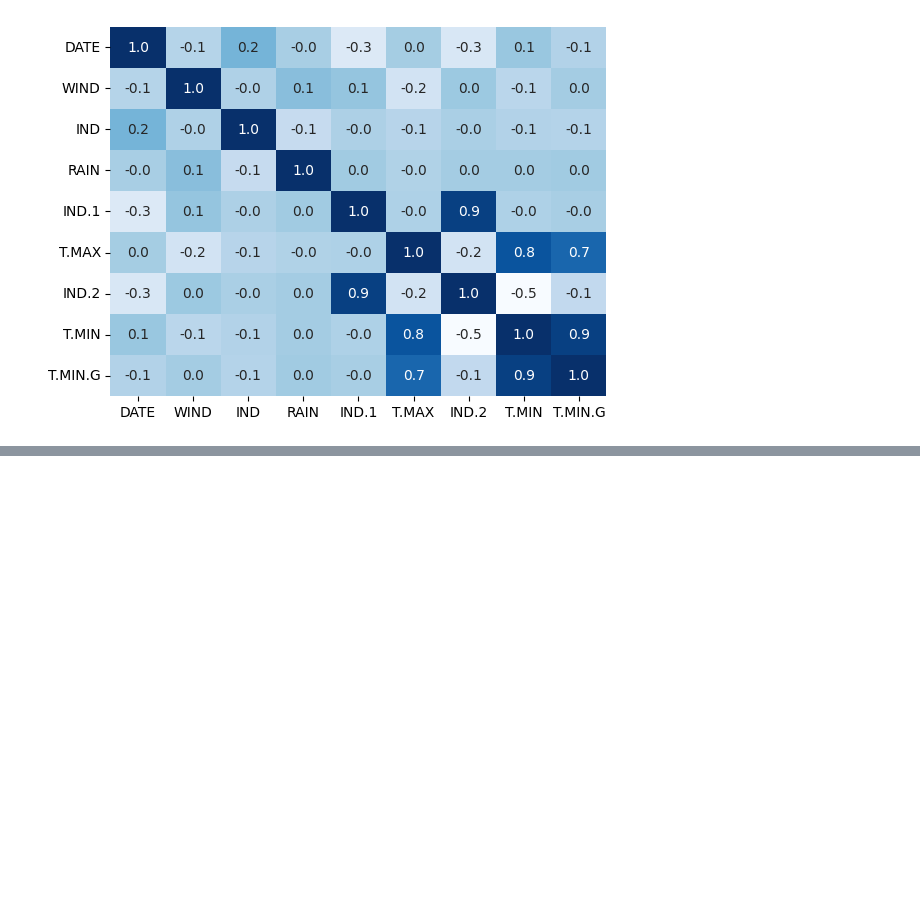
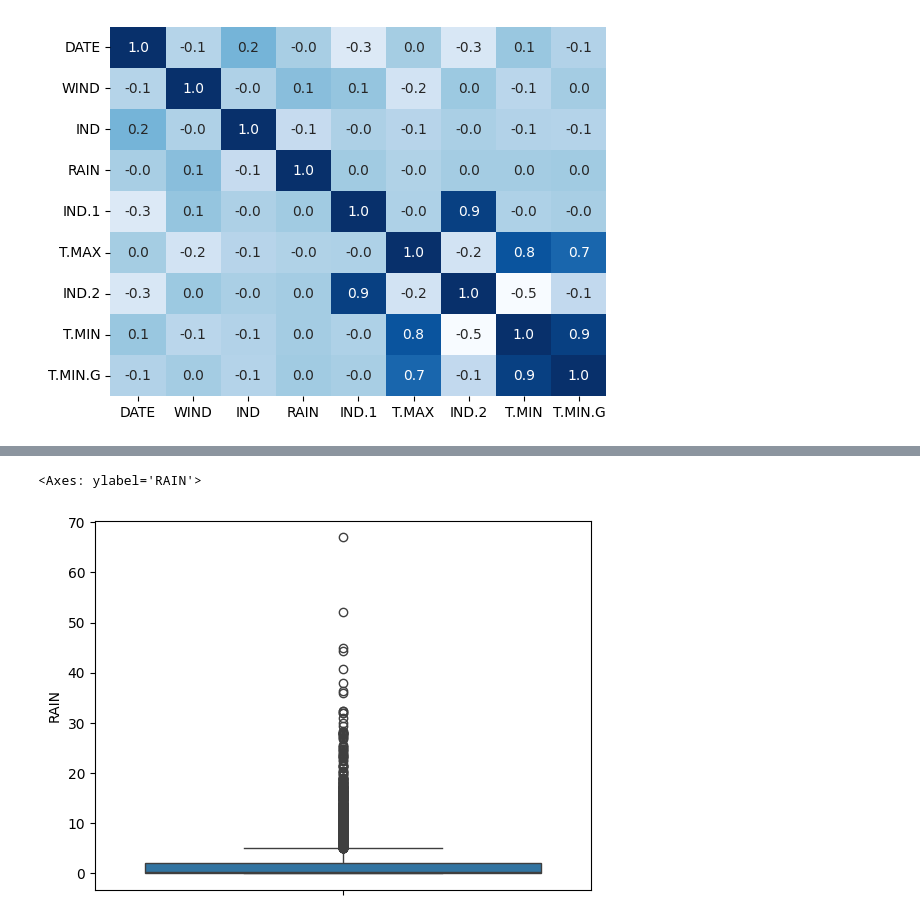
Before and after one commit to Davi-ChavesN/python_exercises, a Jupyter notebook: AI/Atividade7/Atividade 7.ipynb, the cells around one changed output, grey strips where cells are left out. Drawn from its saved outputs; the diff is of its cells as text; code cells hidden in the pictures; blank space fills up the shorter version.

```diff
--- a/AI/Atividade7/Atividade 7.ipynb
+++ b/AI/Atividade7/Atividade 7.ipynb
@@ -59,0 +58,5 @@ sns.heatmap(df.corr(),annot=True,cbar=False,cmap='Blues',fmt='.1f')
+# %%
+sns.boxplot(df['RAIN'])
+# %% [output]
+<Axes: ylabel='RAIN'>
+[figure, added]
```
Also changed, not shown: parts of 28 cells of this notebook, 3 other files.
